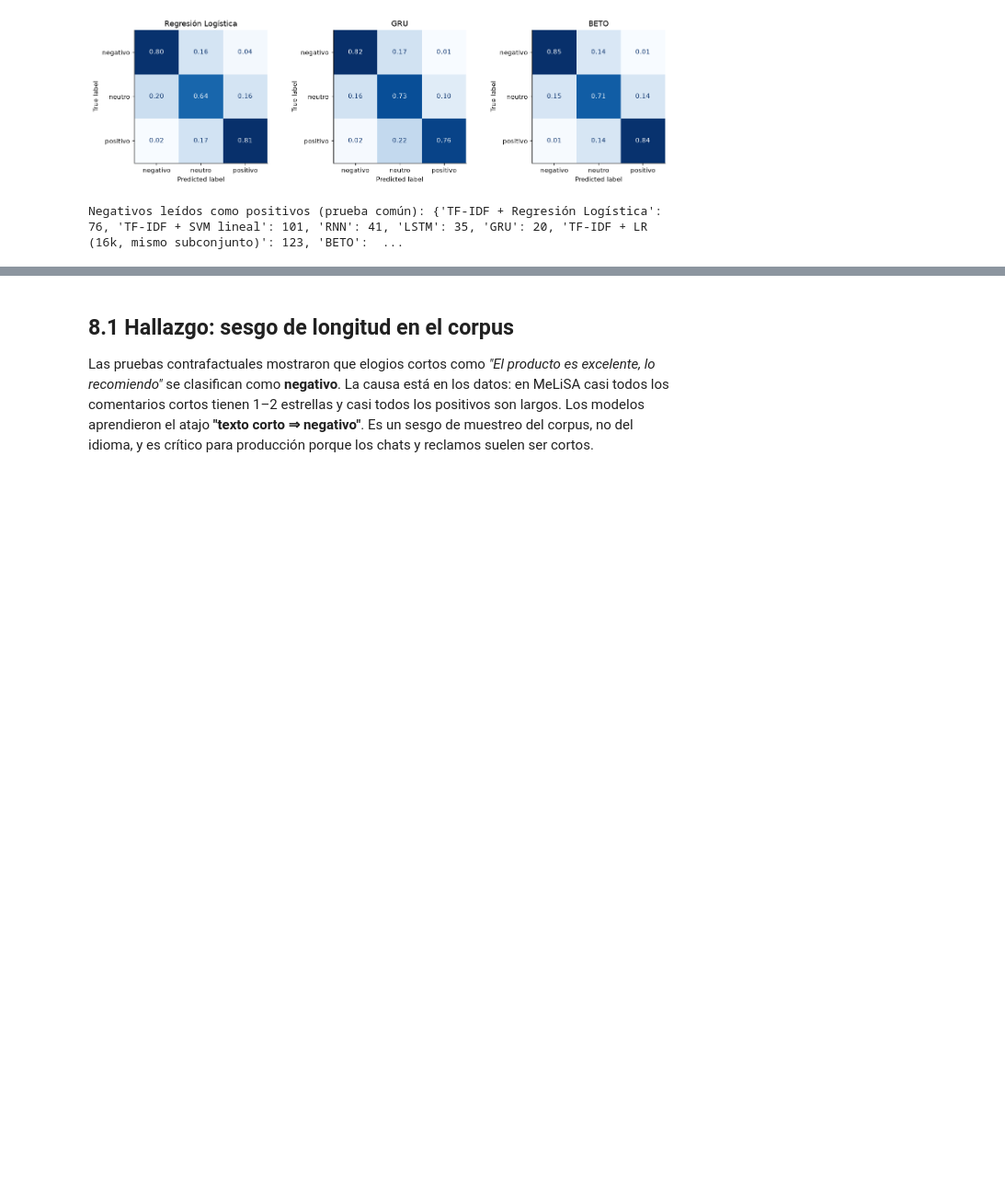
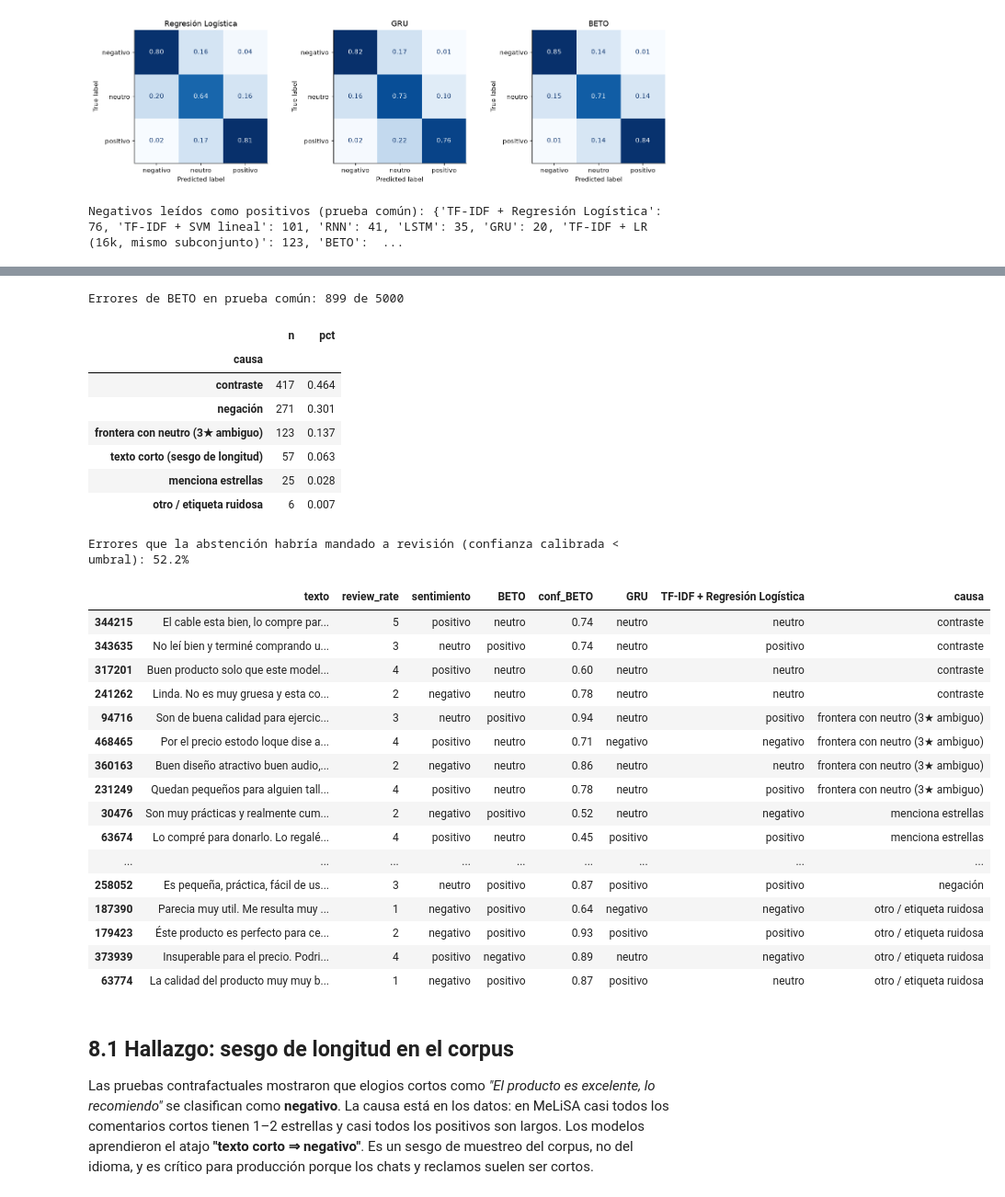
Before and after one commit to pedrogarciar13/proyecto_final_pln, a Jupyter notebook: Proyecto_PLN_Sentimiento_MeLiSA.ipynb, the cells around one changed output, grey strips where cells are left out. Shown at 92% size. Drawn from its saved outputs; the diff is of its cells as text; code cells hidden in the pictures; blank space fills up the shorter version.

```diff
--- a/Proyecto_PLN_Sentimiento_MeLiSA.ipynb
+++ b/Proyecto_PLN_Sentimiento_MeLiSA.ipynb
@@ -1231,20 +1400,3 @@ F1 macro por country
 | MPE | 0.829 | 0.877 | 0.879 |
 [figure]
 Negativos leídos como positivos (prueba común): {'TF-IDF + Regresión Logística': 76, 'TF-IDF + SVM lineal': 101, 'RNN': 41, 'LSTM': 35, 'GRU': 20, 'TF-IDF + LR (16k, mismo subconjunto)': 123, 'BETO':  ...
-# %%
-def causa(r):
-    s = r.texto.lower()
-    if re.search(r"\b(estrella|estrellas|[1-5] ?★)\b", s): return "menciona estrellas"
-    if r.review_rate == 3 or r.sentimiento == "neutro" or r.BETO == "neutro": return "frontera con neutro (3★ ambiguo)"
-    if re.search(r"\b(pero|aunque|sin embargo)\b", s): return "contraste"
-    if re.search(r"\b(no|nunca|ni|nada|tampoco)\b", s): return "negación"
-    if len(s.split()) <= 5: return "texto muy corto"
-    return "etiqueta ruidosa / ironía"
-es_error = (tc.sentimiento != tc.BETO).values
-err = tc[es_error].copy()
-err["conf_BETO"] = P_comun["BETO"][1].max(1)[es_error]
-err["causa"] = err.apply(causa, axis=1)
-print("Errores de BETO en prueba común:", len(err), "de", len(tc))
-display(err.causa.value_counts().rename("n").to_frame().assign(pct=lambda d: (d.n / d.n.sum()).round(3)))
-muestra_err = pd.concat([d.sample(min(len(d), 4), random_state=SEED) for _, d in err.groupby("causa")]).head(20)
-display(muestra_err[["texto", "review_rate", "sentimiento", "BETO", "conf_BETO", campeon_s3, base, "causa"]].round(2))
@@ -1278,3 +1403,51 @@ Errores de BETO en prueba común: 899 de 5000
+# %%
+def causa(r):
+    # Clasificación automática y aproximada; la revisión hecha a mano está en la sección 8.2
+    s = r.texto.lower()
+    if len(s.split()) <= 15: return "texto corto (sesgo de longitud)"
+    if re.search(r"\b(estrella|estrellas|[1-5] ?★)\b", s): return "menciona estrellas"
+    if re.search(r"\b(pero|aunque|sin embargo)\b", s): return "contraste"
+    if re.search(r"\b(no|nunca|ni|nada|tampoco)\b", s): return "negación"
+    if r.review_rate == 3 or r.sentimiento == "neutro" or r.BETO == "neutro": return "frontera con neutro (3★ ambiguo)"
+    return "otro / etiqueta ruidosa"
+es_error = (tc.sentimiento != tc.BETO).values
+err = tc[es_error].copy()
+err["conf_BETO"] = P_cal["BETO"][1].max(1)[es_error]
+err["causa"] = err.apply(causa, axis=1)
+print("Errores de BETO en prueba común:", len(err), "de", len(tc))
+display(err.causa.value_counts().rename("n").to_frame().assign(pct=lambda d: (d.n / d.n.sum()).round(3)))
+print("Errores que la abstención habría mandado a revisión (confianza calibrada < umbral):",
+      f"{(err.conf_BETO < abst4['BETO']['umbral']).mean():.1%}")
+muestra_err = pd.concat([d.sample(min(len(d), 4), random_state=SEED) for _, d in err.groupby("causa")]).head(20)
+display(muestra_err[["texto", "review_rate", "sentimiento", "BETO", "conf_BETO", campeon_s3, base, "causa"]].round(2))
+# %% [output]
+Errores de BETO en prueba común: 899 de 5000
+|  | n | pct |
+| causa |  |  |
+| contraste | 417 | 0.464 |
+| negación | 271 | 0.301 |
+| frontera con neutro (3★ ambiguo) | 123 | 0.137 |
+| texto corto (sesgo de longitud) | 57 | 0.063 |
+| menciona estrellas | 25 | 0.028 |
+| otro / etiqueta ruidosa | 6 | 0.007 |
+Errores que la abstención habría mandado a revisión (confianza calibrada < umbral): 52.2%
+|  | texto | review_rate | sentimiento | BETO | conf_BETO | GRU | TF-IDF + Regresión Logística | causa |
+| 344215 | El cable esta bien, lo compre par... | 5 | positivo | neutro | 0.74 | neutro | neutro | contraste |
+| 343635 | No leí bien y terminé comprando u... | 3 | neutro | positivo | 0.74 | neutro | positivo | contraste |
+| 317201 | Buen producto solo que este model... | 4 | positivo | neutro | 0.60 | neutro | neutro | contraste |
+| 241262 | Linda. No es muy gruesa y esta co... | 2 | negativo | neutro | 0.78 | neutro | neutro | contraste |
+| 94716 | Son de buena calidad para ejercic... | 3 | neutro | positivo | 0.94 | neutro | positivo | frontera con neutro (3★ ambiguo) |
+| 468465 | Por el precio estodo loque dise a... | 4 | positivo | neutro | 0.71 | negativo | negativo | frontera con neutro (3★ ambiguo) |
+| 360163 | Buen diseño atractivo buen audio,... | 2 | negativo | neutro | 0.86 | neutro | neutro | frontera con neutro (3★ ambiguo) |
+| 231249 | Quedan pequeños para alguien tall... | 4 | positivo | neutro | 0.78 | neutro | positivo | frontera con neutro (3★ ambiguo) |
+| 30476 | Son muy prácticas y realmente cum... | 2 | negativo | positivo | 0.52 | neutro | negativo | menciona estrellas |
+| 63674 | Lo compré para donarlo. Lo regalé... | 4 | positivo | neutro | 0.45 | positivo | positivo | menciona estrellas |
+| ... | ... | ... | ... | ... | ... | ... | ... | ... |
+| 258052 | Es pequeña, práctica, fácil de us... | 3 | neutro | positivo | 0.87 | positivo | positivo | negación |
+| 187390 | Parecia muy util. Me resulta muy ... | 1 | negativo | positivo | 0.64 | negativo | negativo | otro / etiqueta ruidosa |
+| 179423 | Éste producto es perfecto para ce... | 2 | negativo | positivo | 0.93 | positivo | positivo | otro / etiqueta ruidosa |
+| 373939 | Insuperable para el precio. Podri... | 4 | positivo | negativo | 0.89 | neutro | negativo | otro / etiqueta ruidosa |
+| 63774 | La calidad del producto muy muy b... | 1 | negativo | positivo | 0.87 | positivo | neutro | otro / etiqueta ruidosa |
 # %% [markdown]
 ## 8.1 Hallazgo: sesgo de longitud en el corpus
 Las pruebas contrafactuales mostraron que elogios cortos como *"El producto es excelente, lo recomiendo"* se clasifican como
```
Also changed, not shown: parts of 32 cells of this notebook, 31 other files.
